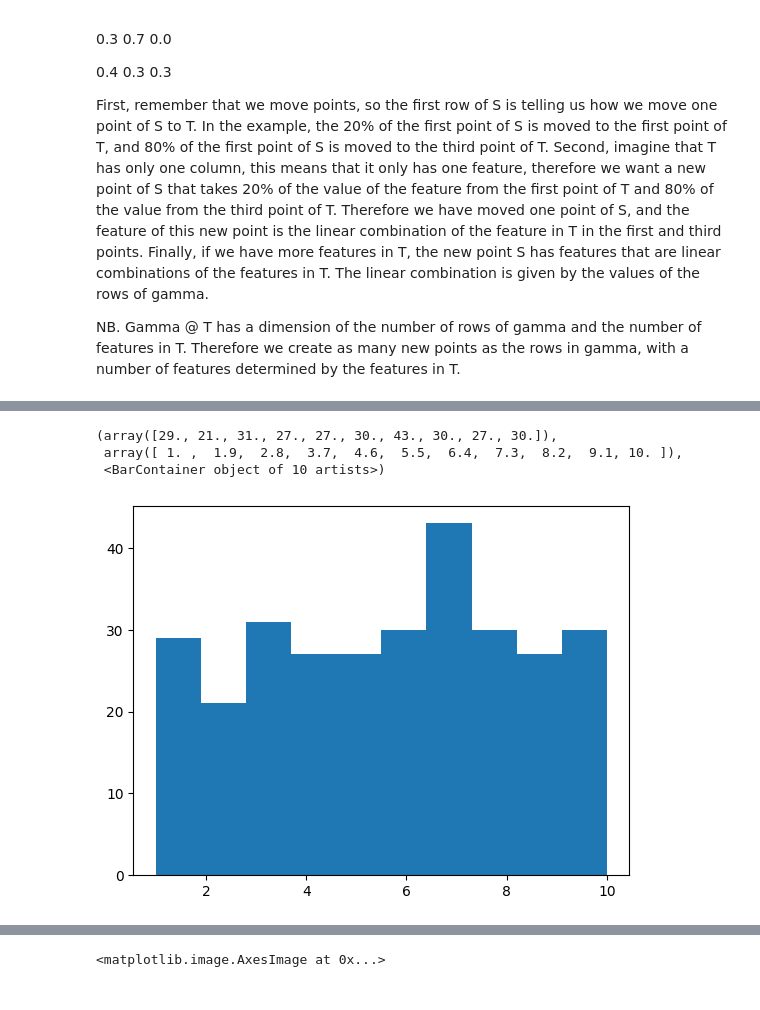
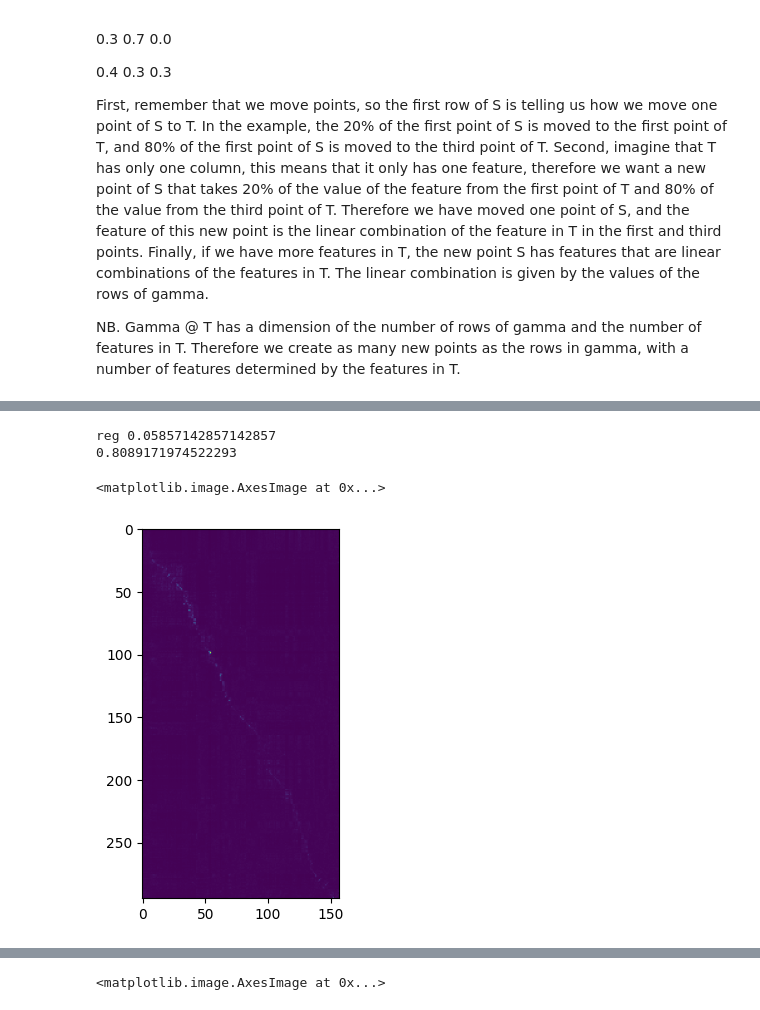
Before and after one commit to Dernalord/Project_OT, a Jupyter notebook: Project_OT.ipynb, the cells around one changed output, grey strips where cells are left out. Saved outputs shown, nothing was run; the diff lists cells and outputs as text; code cells hidden in the pictures.

Commit message:
Entropic best

```diff
--- a/Project_OT.ipynb
+++ b/Project_OT.ipynb
@@ -448,7 +499,10 @@ Y_d_surf.shape
-# %%
-plt.hist(Y_w_surf)
-# %% [output]
-(array([29., 21., 31., 27., 27., 30., 43., 30., 27., 30.]),
- array([ 1. ,  1.9,  2.8,  3.7,  4.6,  5.5,  6.4,  7.3,  8.2,  9.1, 10. ]),
- <BarContainer object of 10 artists>)
-[figure, removed]
+# %%
+coupling, predicted_label, accu_in_target, best_reg = knn_ot_crossval(X_w_surf,Y_w_surf,X_d_surf,Y_d_surf, reg_range=[0.01,1.2,50], folding=5)
+print('reg', best_reg)
+print(accu_in_target)
+plt.imshow(coupling)
+# %% [output]
+reg 0.05857142857142857
+0.8089171974522293
+<matplotlib.image.AxesImage at 0x...>
+[figure, added]
```
Also changed, not shown: parts of 7 cells of this notebook.
